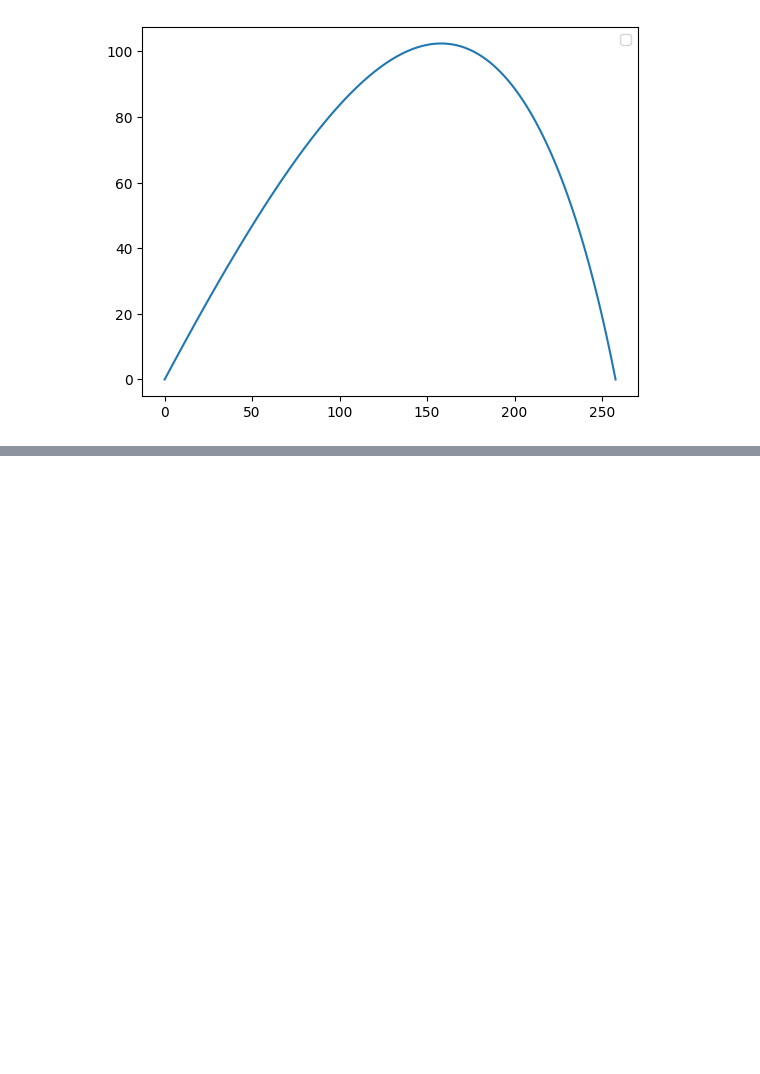
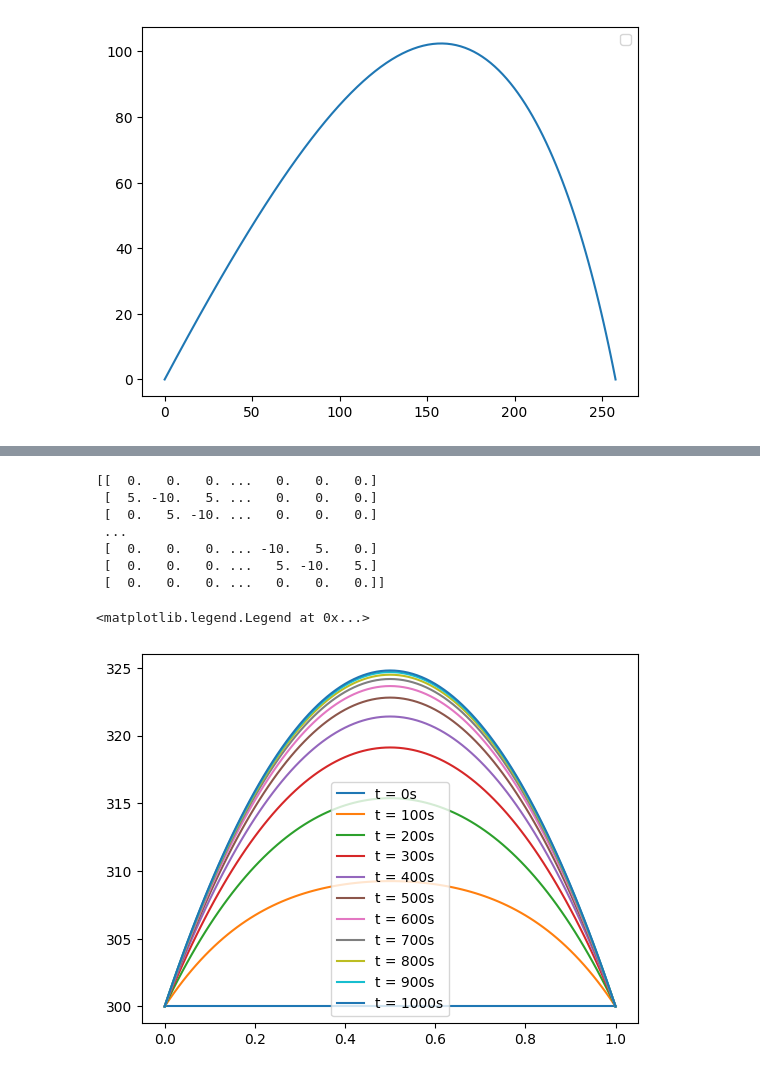
Before and after one commit to ThomasWalker1/IRC, a Jupyter notebook: NumericalComputing/Projects.ipynb, the cells around one changed output, grey strips where cells are left out. Drawn from its saved outputs; the diff is of its cells as text; code cells hidden in the pictures; blank space fills up the shorter version.

```diff
--- a/NumericalComputing/Projects.ipynb
+++ b/NumericalComputing/Projects.ipynb
@@ -431,24 +431,54 @@ Write a piece of code in the cell below which creates the matrix $M$ and vector
 Code to plot the results as a function of time. To make sure the results are plotted correctly, take care that your array has 1001 entries in the first dimension to represent time and 101 in the second dimension to represent locations along the rod.
 # %%
 
+import numpy as np
+from scipy.integrate import odeint
+
+def derivative(vec, t, M, H):
+  result = np.zeros(101)
+
+  result = np.matmul(M, vec) + H
+
+  return(result)
 
 
+M = np.zeros(101*101).reshape([101,101])
+for i in range(101):
+  if i==0 or i==100:
+    continue
+  else:
+    M[i,i-1], M[i,i], M[i,i+1]=5, -10, 5
 
+H = np.zeros(101)
+H[1:100]=0.1
 
+initial_value = np.full(101, 300)
 
+t = np.arange(0, 1000.01, 1)
 
+time_series = odeint(derivative, initial_value, t, args = (M, H))
 
 
 # Below here are the commands to plot the output figure
 # You don't need to and shouldn't edit them
 # Expects time_series to have the [x,y,u,v] in the first time dimension and t in the second dimension
 import numpy as np
 import matplotlib.pyplot as plt
 x = np.arange(0, 1.001, 0.01)
 for i in range(0, 1001, 100):
   plt.plot(x, time_series[i, :], label = "t = "+str(i)+"s")
 
 plt.legend()
+# %% [output]
+[[  0.   0.   0. ...   0.   0.   0.]
+ [  5. -10.   5. ...   0.   0.   0.]
+ [  0.   5. -10. ...   0.   0.   0.]
+ ...
+ [  0.   0.   0. ... -10.   5.   0.]
+ [  0.   0.   0. ...   5. -10.   5.]
+ [  0.   0.   0. ...   0.   0.   0.]]
+<matplotlib.legend.Legend at 0x...>
+[figure, added]
 # %%
 #@title
 
```
Also changed, not shown: parts of 2 cells of this notebook.
